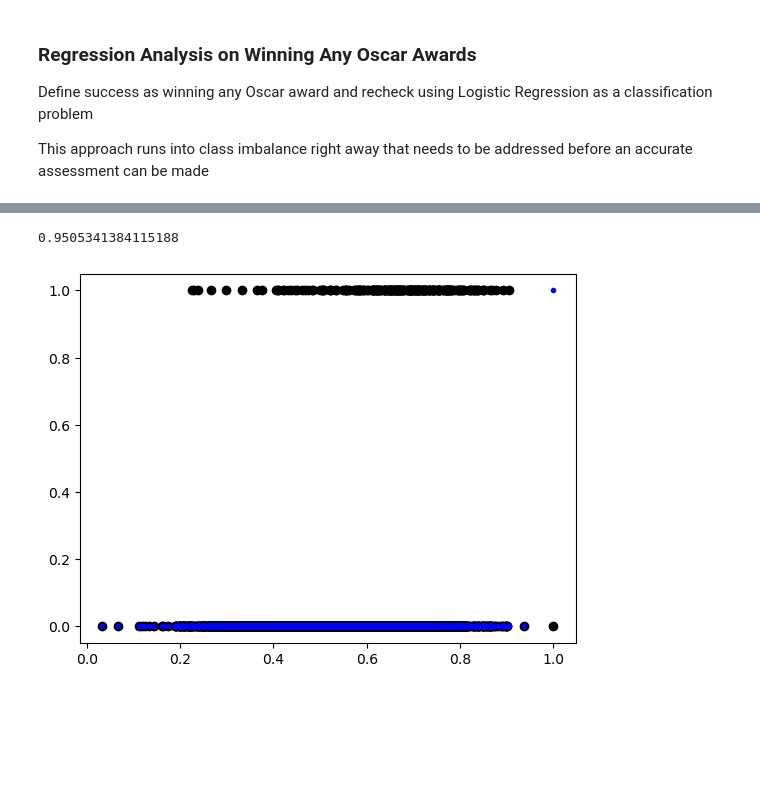
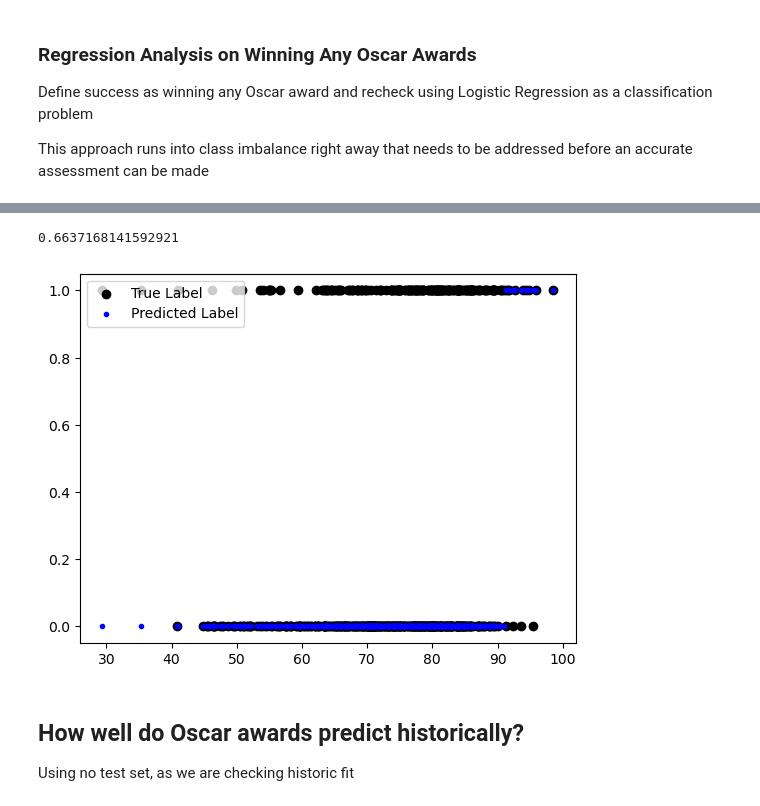
Before and after one commit to Jonathan-Alexander/DATA515-RottenTomatoesAnalysis, a Jupyter notebook: rotten_tomatoes/q2_modeling.ipynb, the cells around one changed output, grey strips where cells are left out. Cells and saved outputs as stored; diff of their text form; code cells hidden in the pictures; blank space fills up the shorter version.

```diff
--- a/rotten_tomatoes/q2_modeling.ipynb
+++ b/rotten_tomatoes/q2_modeling.ipynb
@@ -193,2 +93,0 @@ data.plot(y='wins', kind='hist')
-# %%
-data['success'] = data.wins > 0
@@ -259,6 +120,2 @@ regression_data[regression_data.tomatometer_rating.isna()]
 # %% [output]
 |  | rotten_tomatoes_link | movie_title | tomatometer_status | tomatometer_rating | tomatometer_count | ... |
-# %%
-# Setup train test split, since we aren't looking to make a generalized model just look for historic prediction power
-# Don't necessarily need a test set
-X_train, X_test, y_train, y_test = tts(regression_data.tomatometer_rating, regression_data.wins)
@@ -278,2 +121,0 @@ lr.score(X_test, y_test)
-# %%
-y_pred = lr.predict(X_test)
@@ -383,7 +205,7 @@ Define success as winning any Oscar award and recheck using Logistic Regression
 
 This approach runs into class imbalance right away that needs to be addressed before an accurate assessment can be made
 # %%
-lga = RegressionAnalysis(regression_data.drop(['wins', 'losses', 'success'], axis=1), regression_data.success, True)
+lga = RegressionAnalysis(data.drop(['wins', 'success'], axis=1), data.success, True)
 # %%
 # audience score
 lga.set_X_cols(['audience_rating'])
@@ -405,9 +227,13 @@ plot_linear_fit(lga.X_test(), lga.predict_test(), lga.y_test_)
 # %%
 # average critic score
-lga.set_X_cols(['norm_score'])
+lga.set_X_cols(['review_score'])
 lga.fit_train()
 print(lga.score_test())
 plot_linear_fit(lga.X_test(), lga.predict_test(), lga.y_test_)
 # %% [output]
-0.9505341384115188
+0.6637168141592921
-[figure, old version]
+[figure, new version]
+# %% [markdown]
+## How well do Oscar awards predict historically?
+
+Using no test set, as we are checking historic fit
```
Also changed, not shown: parts of 54 cells of this notebook, 2 other files.
